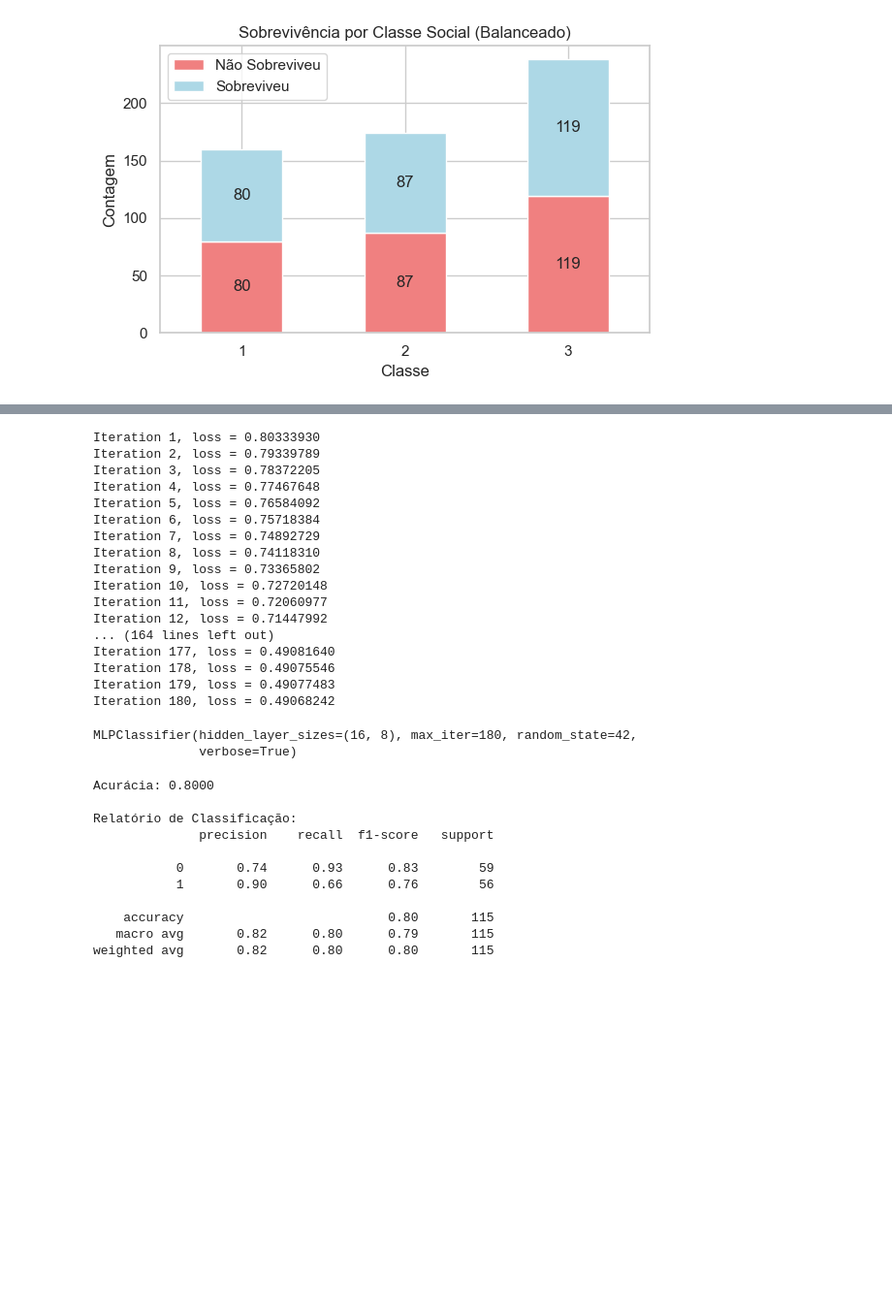
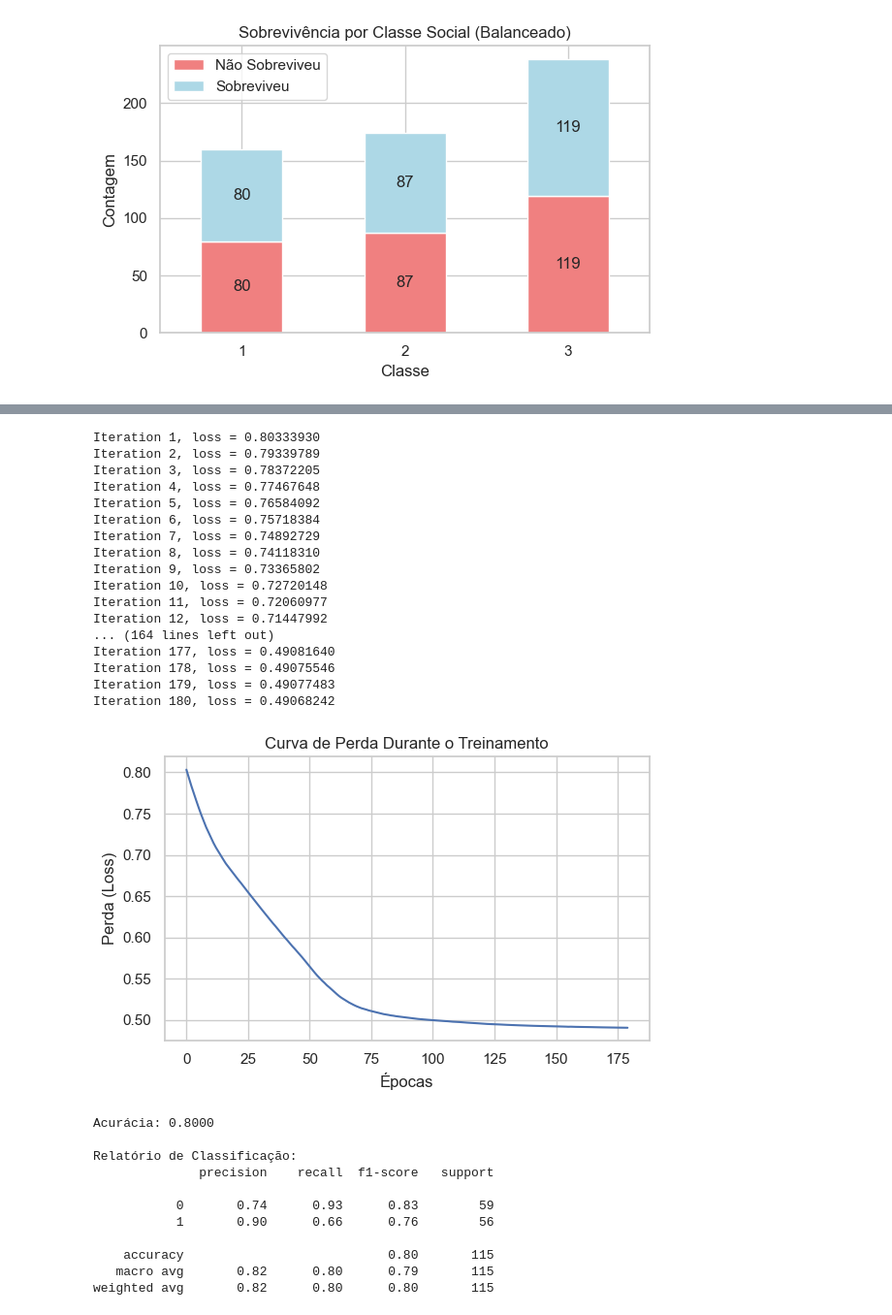
Before and after one commit to JMarquesCS/TitanicMLP, a Jupyter notebook: mlp_titanic.ipynb, the cells around one changed output, grey strips where cells are left out. Shown at 97% size. Cells and saved outputs as stored; diff of their text form; code cells hidden in the pictures; blank space fills up the shorter version.

```diff
--- a/mlp_titanic.ipynb
+++ b/mlp_titanic.ipynb
@@ -156,35 +215,42 @@ X_test_scaled = scaler.transform(X_test)  # Transforma os dados de teste com o m
 # classificador MLP (rede neural)
 mlp = MLPClassifier(
     hidden_layer_sizes=(16, 8),
     activation='relu',
     solver='adam',  # Otimizador Adam (baseado em gradiente)
     max_iter=180,
     random_state=42,
     early_stopping=False,  # Não interrompe o treino automaticamente se não houver melhoria
     verbose=True,
 )
 
 mlp.fit(X_train_scaled, y_train)  # Treina o modelo com os dados de treino normalizados
+plt.figure(figsize=(6, 4))
+plt.plot(mlp.loss_curve_)
+plt.title("Curva de Perda Durante o Treinamento")
+plt.xlabel("Épocas")
+plt.ylabel("Perda (Loss)")
+plt.grid(True)
+plt.tight_layout()
+plt.show()
 # %% [output]
 Iteration 1, loss = 0.80333930
 Iteration 2, loss = 0.79339789
 Iteration 3, loss = 0.78372205
 Iteration 4, loss = 0.77467648
 Iteration 5, loss = 0.76584092
 Iteration 6, loss = 0.75718384
 Iteration 7, loss = 0.74892729
 Iteration 8, loss = 0.74118310
 Iteration 9, loss = 0.73365802
 Iteration 10, loss = 0.72720148
 Iteration 11, loss = 0.72060977
 Iteration 12, loss = 0.71447992
 ... (164 lines left out)
 Iteration 177, loss = 0.49081640
 Iteration 178, loss = 0.49075546
 Iteration 179, loss = 0.49077483
 Iteration 180, loss = 0.49068242
-MLPClassifier(hidden_layer_sizes=(16, 8), max_iter=180, random_state=42,
-              verbose=True)
+[figure, added]
 # %%
 # Avaliação
 
```
Also changed, not shown: parts of 6 cells of this notebook.
